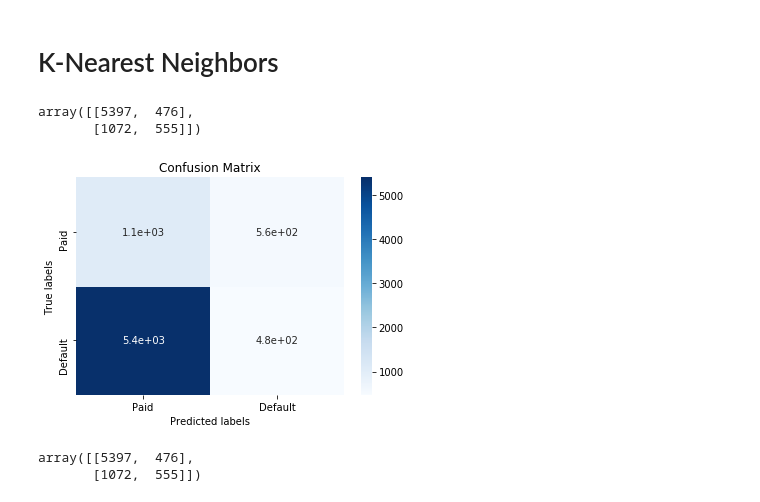
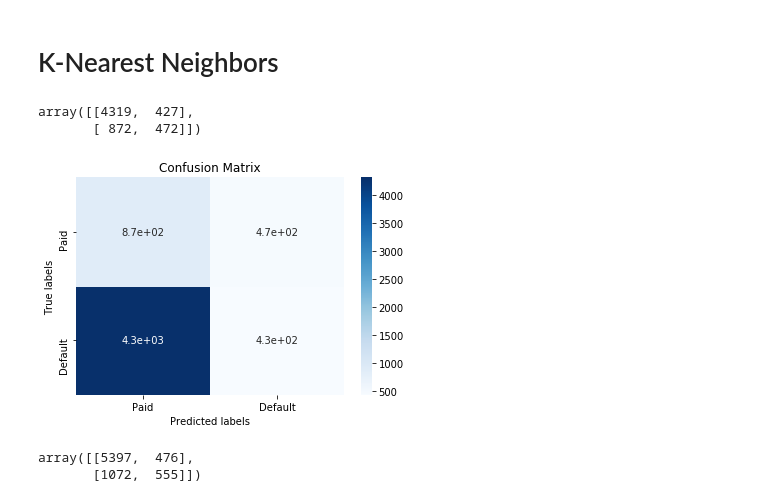
Before and after one commit to tjkim614/ml_mini_project, a Jupyter notebook: mini_project.ipynb, the cells around one changed output. Saved outputs shown, nothing was run; the diff lists cells and outputs as text; code cells hidden in the pictures.

```diff
--- a/mini_project.ipynb
+++ b/mini_project.ipynb
@@ -91,3 +91,16 @@ data.DEFAULT.value_counts(normalize=True)
 0    0.7788
 1    0.2212
 Name: DEFAULT, dtype: float64
+# %%
+columns = []
+for i in range(1,7):
+    columns.append('BILL_AMT' + str(i))
+    columns.append('PAY_AMT' + str(i))
+columns.append('LIMIT_BAL')
+# %%
+# Getting rid of outliers
+for col in columns:
+    mean = data[col].mean()
+    std = data[col].std()
+
+    data = data[abs(data[col] - mean) <= (3 * std)]
@@ -224,25 +363,25 @@ y_test_predict = knn.predict(scaled_X_test)
 
 # function
 # %%
-cm = confusion_matrix(y_test, y_test_predict)
-cm
+cm_knn = confusion_matrix(y_test, y_test_predict)
+cm_knn
 # metrics as function.
 # %% [output]
-array([[5397,  476],
-       [1072,  555]])
+array([[4319,  427],
+       [ 872,  472]])
 # %%
 import seaborn as sns
 import matplotlib.pyplot as plt
 
 ax = plt.subplot()
-sns.heatmap(cm, annot=True, ax=ax, cmap=plt.cm.Blues); # annot=True to annotate cells
+sns.heatmap(cm_knn, annot=True, ax=ax, cmap=plt.cm.Blues); # annot=True to annotate cells
 
 # labels, title and ticks
 ax.set_ylim([0,2])  # added because for some reason the annotations were not centered
 ax.set_xlabel('Predicted labels')
 ax.set_ylabel('True labels')
 ax.set_title('Confusion Matrix')
 ax.xaxis.set_ticklabels(['Paid', 'Default'])
 ax.yaxis.set_ticklabels(['Default', 'Paid']);
 # %% [output]
-[figure, old version]
+[figure, new version]
```
Also changed, not shown: parts of 34 cells of this notebook.
